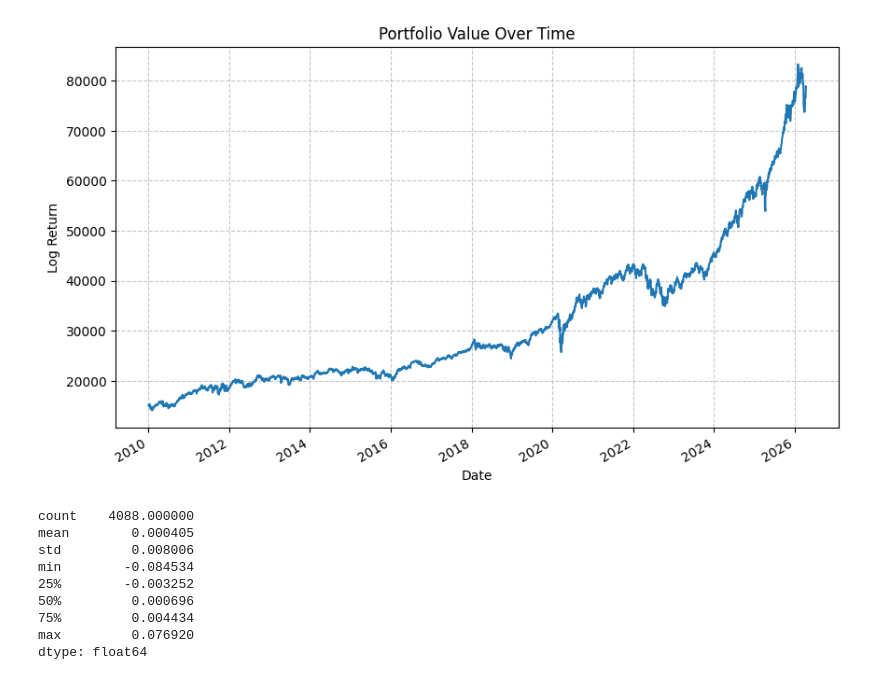
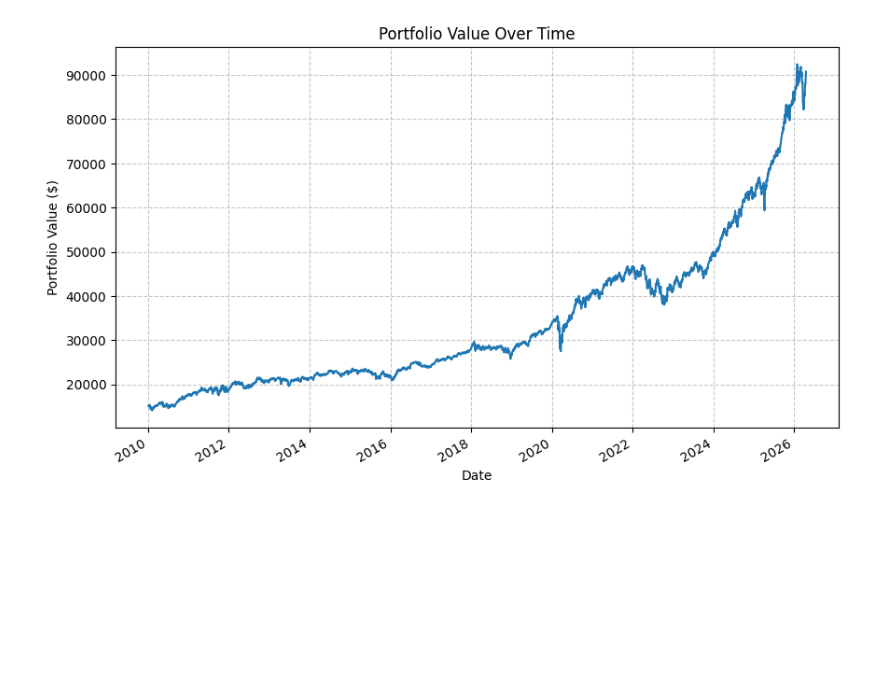
Before and after one commit to emschutt/QuantitativeFinance, a Jupyter notebook: RiskManagement/Project_3 - VaR/Var_v1.ipynb, the cells around one changed output. Drawn from its saved outputs; the diff is of its cells as text; code cells hidden in the pictures; blank space fills up the shorter version.

```diff
--- a/RiskManagement/Project_3 - VaR/Var_v1.ipynb
+++ b/RiskManagement/Project_3 - VaR/Var_v1.ipynb
@@ -7,9 +7,11 @@ import scipy.stats as stats
 # %%
 tickers = ['^GSPC', 'GC=F']
 
-data = yf.download(tickers, start='2010-01-01')['Close']
+start = "2010-01-01"
+end = None
+
+data = yf.download(tickers, start=start, end=end)['Close']
 data = data.dropna()
-print(data.head())
 print(data.describe())
 # %% [output]
 [*********************100%***********************]  2 of 2 completed
@@ -52 +39,5 @@ min       -0.120657    -0.127652
 max        0.059054     0.090895
+# %%
+pct_returns = data.pct_change().dropna()
+print(pct_returns.head())
+print(pct_returns.describe())
@@ -83,32 +91,21 @@ Gold Skewness: -0.8553, Kurtosis: 8.8916
 # %%
 w_sp500 = 0.6
 w_gold = 0.4
 
 equity = 15000
 
-port_ret = w_sp500 * returns['^GSPC'] + w_gold * returns['GC=F']
-equity_curve = equity * np.exp(port_ret.cumsum())
+port_ret = w_sp500 * pct_returns['^GSPC'] + w_gold * pct_returns['GC=F']
+equity_curve = equity * (1 + port_ret).cumprod()
 
 plt.figure(figsize=(10,6))
 equity_curve.plot(ax=plt.gca())
 plt.title('Portfolio Value Over Time')
 plt.xlabel('Date')
-plt.ylabel('Log Return')
+plt.ylabel('Portfolio Value ($)')
 plt.grid(linestyle='--', alpha=0.7)
 plt.show()
-
-print(port_ret.describe())
 # %% [output]
-[figure, old version]
+[figure, new version]
-count    4088.000000
-mean        0.000405
-std         0.008006
-min        -0.084534
-25%        -0.003252
-50%         0.000696
-75%         0.004434
-max         0.076920
-dtype: float64
 # %%
 q1 = port_ret.quantile(0.01)
 q01 = port_ret.quantile(0.001)
```
Also changed, not shown: parts of 18 cells of this notebook.
